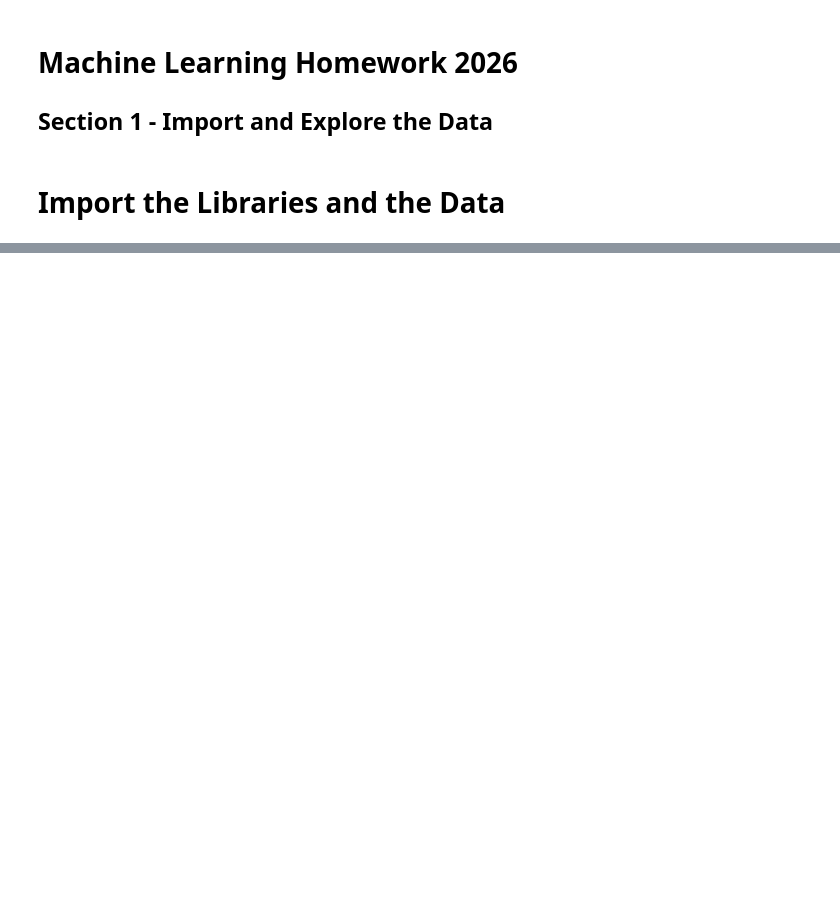
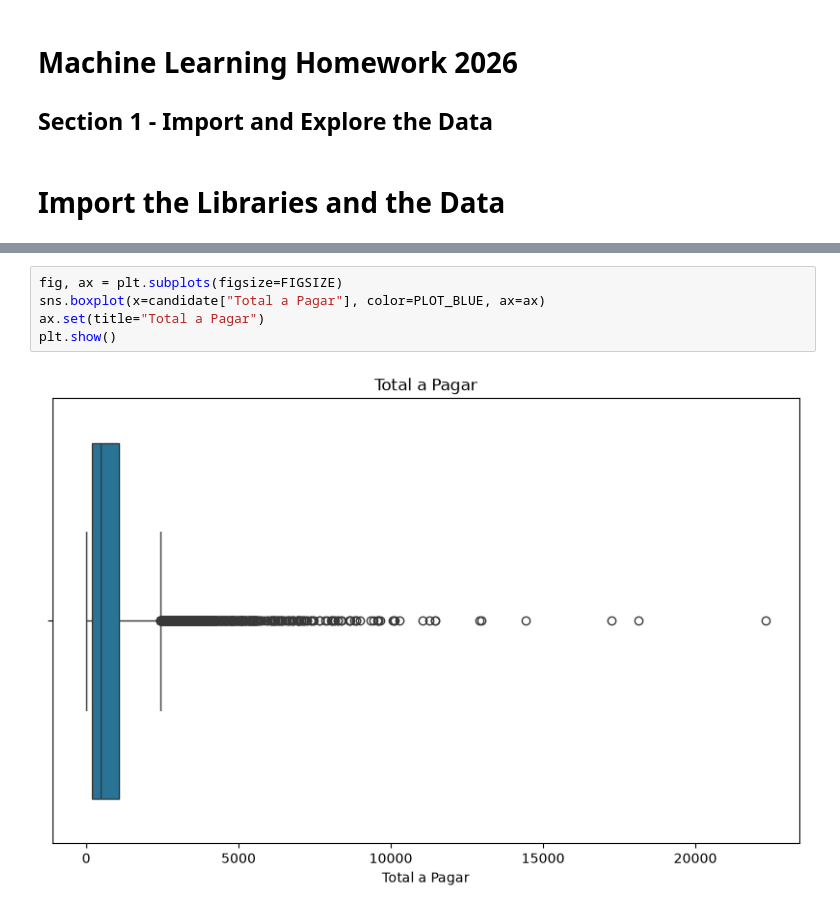
Before and after one commit to GoncaloGouveia04/ML_Project, a Jupyter notebook: notebooks/Exploration_notebook.ipynb, the cells around one changed output, grey strips where cells are left out. Drawn from its saved outputs; the diff is of its cells as text; blank space fills up the shorter version.

```diff
--- a/notebooks/Exploration_notebook.ipynb
+++ b/notebooks/Exploration_notebook.ipynb
@@ -31,0 +247,7 @@ TypeError: unsupported operand type(s) for /: 'str' and 'str'
+# %%
+fig, ax = plt.subplots(figsize=FIGSIZE)
+sns.boxplot(x=candidate["Total a Pagar"], color=PLOT_BLUE, ax=ax)
+ax.set(title="Total a Pagar")
+plt.show()
+# %% [output]
+[figure, added]
```
Also changed, not shown: parts of 49 cells of this notebook.
